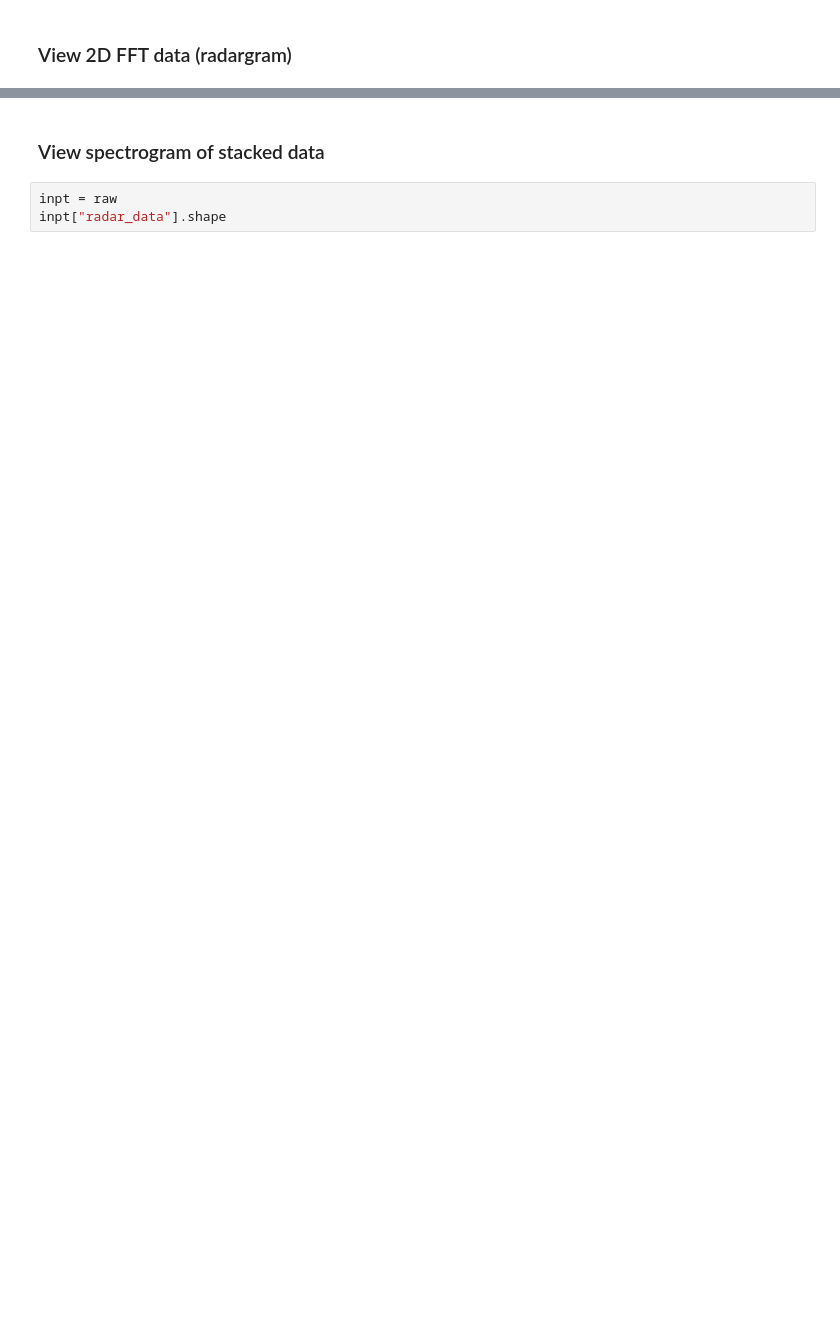
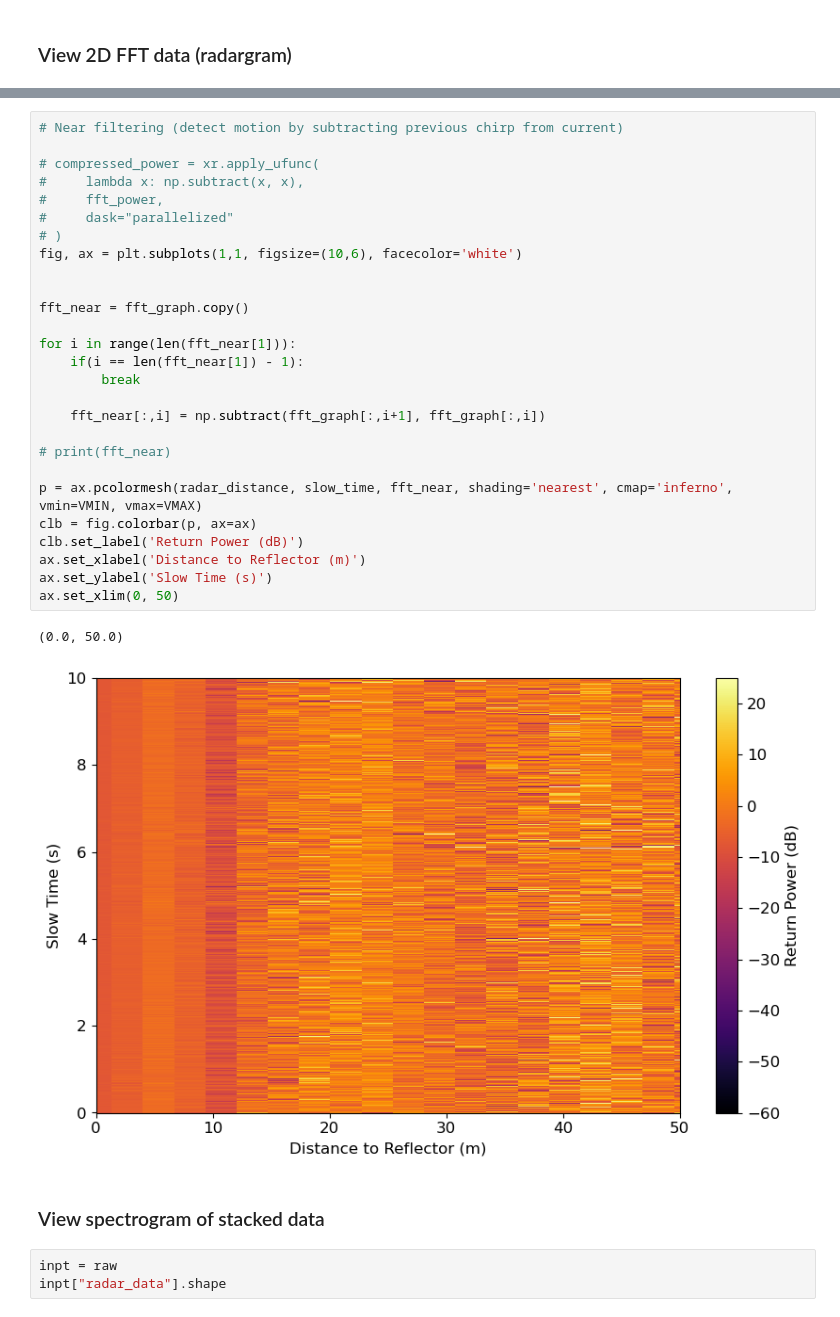
Before and after one commit to Elitearcanist/uhd_snowdar, a Jupyter notebook: postprocessing/notebooks/Field Processing.ipynb, the cells around one changed output, grey strips where cells are left out. Cells and saved outputs as stored; diff of their text form; blank space fills up the shorter version.

```diff
--- a/postprocessing/notebooks/Field Processing.ipynb
+++ b/postprocessing/notebooks/Field Processing.ipynb
@@ -209,3 +210,33 @@ Text(0, 0.5, 'Slow Time (s)')
+# %%
+# Near filtering (detect motion by subtracting previous chirp from current)
+
+# compressed_power = xr.apply_ufunc(
+#     lambda x: np.subtract(x, x),
+#     fft_power,
+#     dask="parallelized"
+# )
+fig, ax = plt.subplots(1,1, figsize=(10,6), facecolor='white')
+
+
+fft_near = fft_graph.copy()
+
+for i in range(len(fft_near[1])):
+    if(i == len(fft_near[1]) - 1):
+        break
+
+    fft_near[:,i] = np.subtract(fft_graph[:,i+1], fft_graph[:,i])
+
+# print(fft_near)
+
+p = ax.pcolormesh(radar_distance, slow_time, fft_near, shading='nearest', cmap='inferno', vmin=VMIN, vmax=VMAX)
+clb = fig.colorbar(p, ax=ax)
+clb.set_label('Return Power (dB)')
+ax.set_xlabel('Distance to Reflector (m)')
+ax.set_ylabel('Slow Time (s)')
+ax.set_xlim(0, 50)
+# %% [output]
+(0.0, 50.0)
+[figure, added]
 # %% [markdown]
 ### View spectrogram of stacked data
 # %%
```
Also changed, not shown: parts of 9 cells of this notebook, 1 other file.
